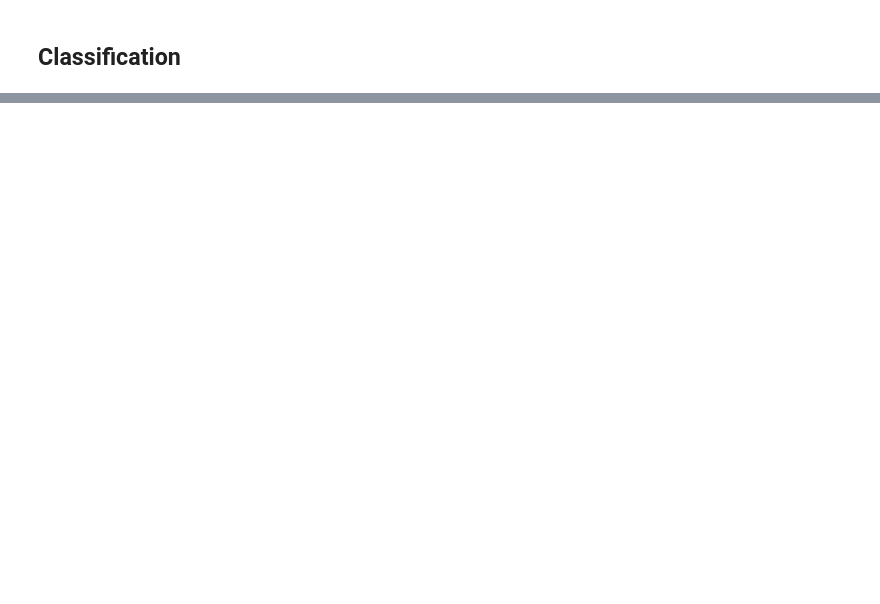
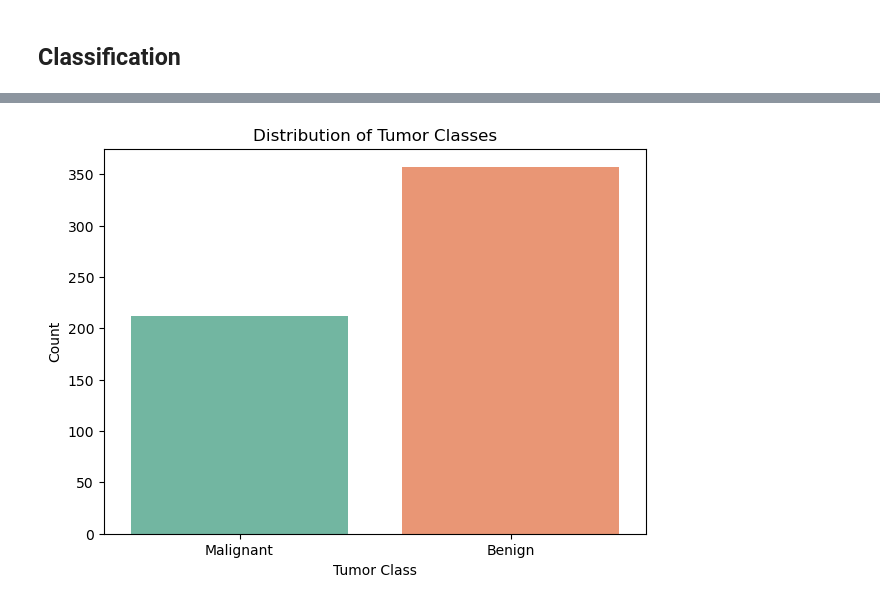
Before and after one commit to Gyrith/Machine-Learning-Models, a Jupyter notebook: Supervised Learning/CatBoost.ipynb, the cells around one changed output, grey strips where cells are left out. Drawn from its saved outputs; the diff is of its cells as text; code cells hidden in the pictures; blank space fills up the shorter version.

```diff
--- a/Supervised Learning/CatBoost.ipynb
+++ b/Supervised Learning/CatBoost.ipynb
@@ -395,0 +470,13 @@ cancer_df.head()
+# %%
+# target distribution
+plt.figure(figsize=(7, 5))
+
+sns.countplot(data=cancer_df,x='target',hue='target',palette='Set2',legend=False)
+
+plt.xticks([0, 1], ['Malignant', 'Benign'])
+plt.title("Distribution of Tumor Classes")
+plt.xlabel("Tumor Class")
+plt.ylabel("Count")
+plt.show()
+# %% [output]
+[figure, added]
```
Also changed, not shown: parts of 36 cells of this notebook, 4 other files.
